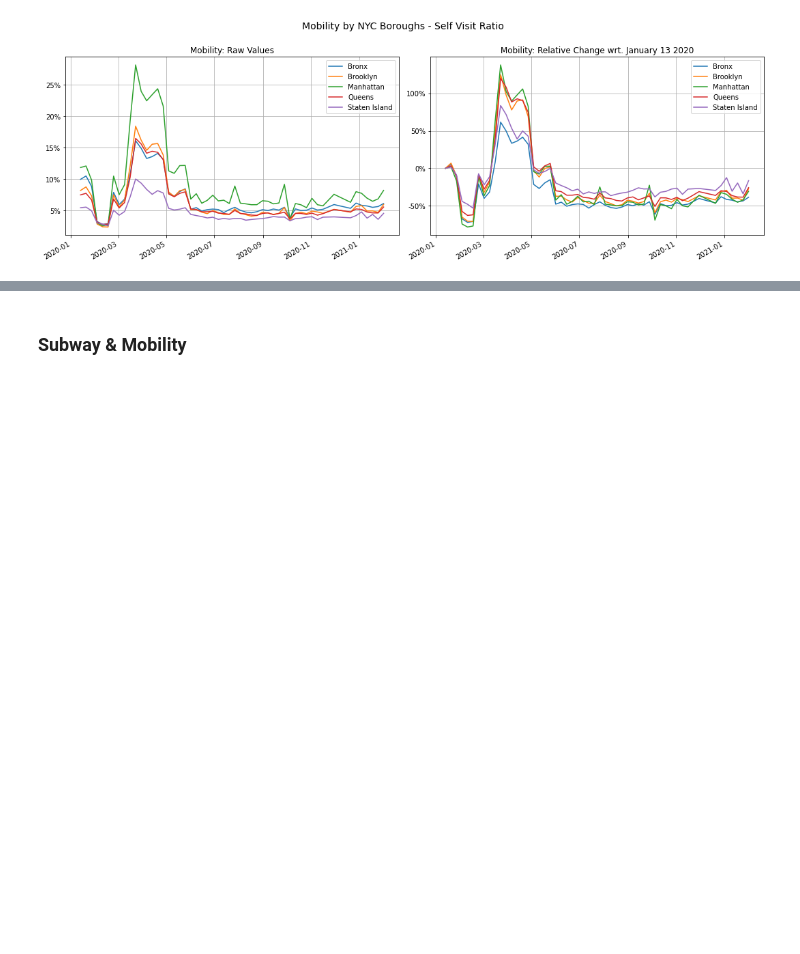
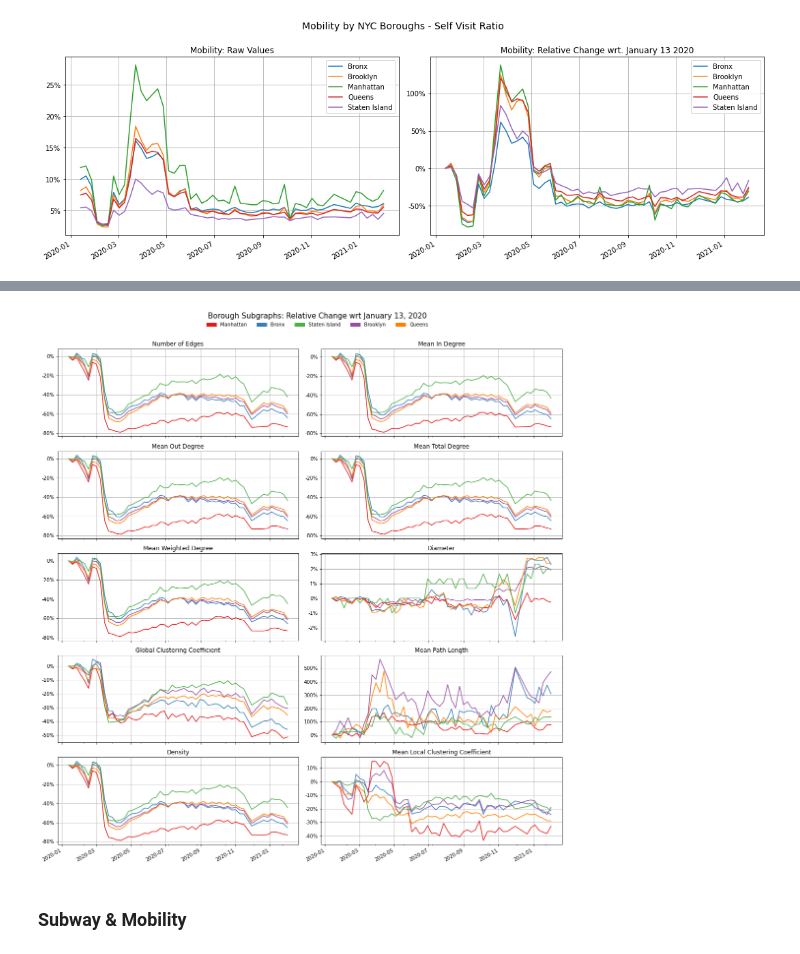
Before and after one commit to hasanalpboz/safegraph-covid19-mobility, a Jupyter notebook: scripts/notebooks/network-centrality-evolution.ipynb, the cells around one changed output, grey strips where cells are left out. Cells and saved outputs as stored; diff of their text form; code cells hidden in the pictures; blank space fills up the shorter version.

Commit message:
borough net summaries

```diff
--- a/scripts/notebooks/network-centrality-evolution.ipynb
+++ b/scripts/notebooks/network-centrality-evolution.ipynb
@@ -249,3 +292,56 @@ fig.savefig(join(FIG_SAVE_DIR, 'nyc-mobility_by_boroughs_self_visit_ratio.png'),
+# %%
+feature_titles = {
+    'n_edges': 'Number of Edges',
+    'mean_in_deg': 'Mean In Degree',
+    'mean_out_deg': 'Mean Out Degree',
+    'mean_total_deg': 'Mean Total Degree',
+    'mean_wdeg': 'Mean Weighted Degree',
+    'diameter': 'Diameter',
+    'density': 'Density',
+    'clustering_coef': 'Global Clustering Coefficient',
+    'local_clustering': 'Mean Local Clustering Coefficient',
+    'mean_path_len': 'Mean Path Length'
+}
+# %%
+sel_date = datetime(2020, 1, 13)
+feature_names = list(features.keys())
+
+bcolors = {
+    'Manhattan': '#e41a1c',
+    'Bronx': '#377eb8',
+    'Staten Island': '#4daf4a',
+    'Brooklyn': '#984ea3',
+    'Queens': '#ff7f00'
+}
+
+fig, axes = plt.subplots(5, 2, figsize=(15, 15), sharex=True)
+
+for f, ax in zip(feature_names, axes.flatten()):
+    for borough in borough_net_sum_dfs.keys():
+        sel_reg = borough_net_sum_dfs[borough].loc[sel_date:]
+        #sel_reg[f].plot(ax=ax, color=bcolors[borough])
+        relative_chg = sel_reg[f] / sel_reg[f][0]
+        relative_chg.plot(ax=ax, color=bcolors[borough])
+    ax.grid()
+    ax.set_title(feature_titles[f])
+    ax.yaxis.set_major_formatter(ticker.FuncFormatter(lambda y, _: f'{(y-1)*100:.0f}%'))
+
+patch = []
+for br, cl in bcolors.items():
+    patch.append((br, mpatches.Patch(color=cl)))
+
+lgd = fig.legend([i[1] for i in patch],
+                   [i[0] for i in patch],
+                   loc="center",
+                   ncol=5,
+                   bbox_to_anchor=(0.53, 1.03),
+                   title_fontsize=15,
+                   title=f'Borough Subgraphs: Relative Change wrt {sel_date.strftime("%B %d, %Y")}',
+                   edgecolor='white')
+fig.tight_layout()
+plt.savefig(join(FIG_SAVE_DIR, 'nyc-borough-subgraph-net-summary-relative-change.png'), bbox_inches='tight')
+# %% [output]
+[figure, added]
 # %% [markdown]
 ### Subway & Mobility
 # %%
```
Also changed, not shown: parts of 2 cells of this notebook, 2 other files.
